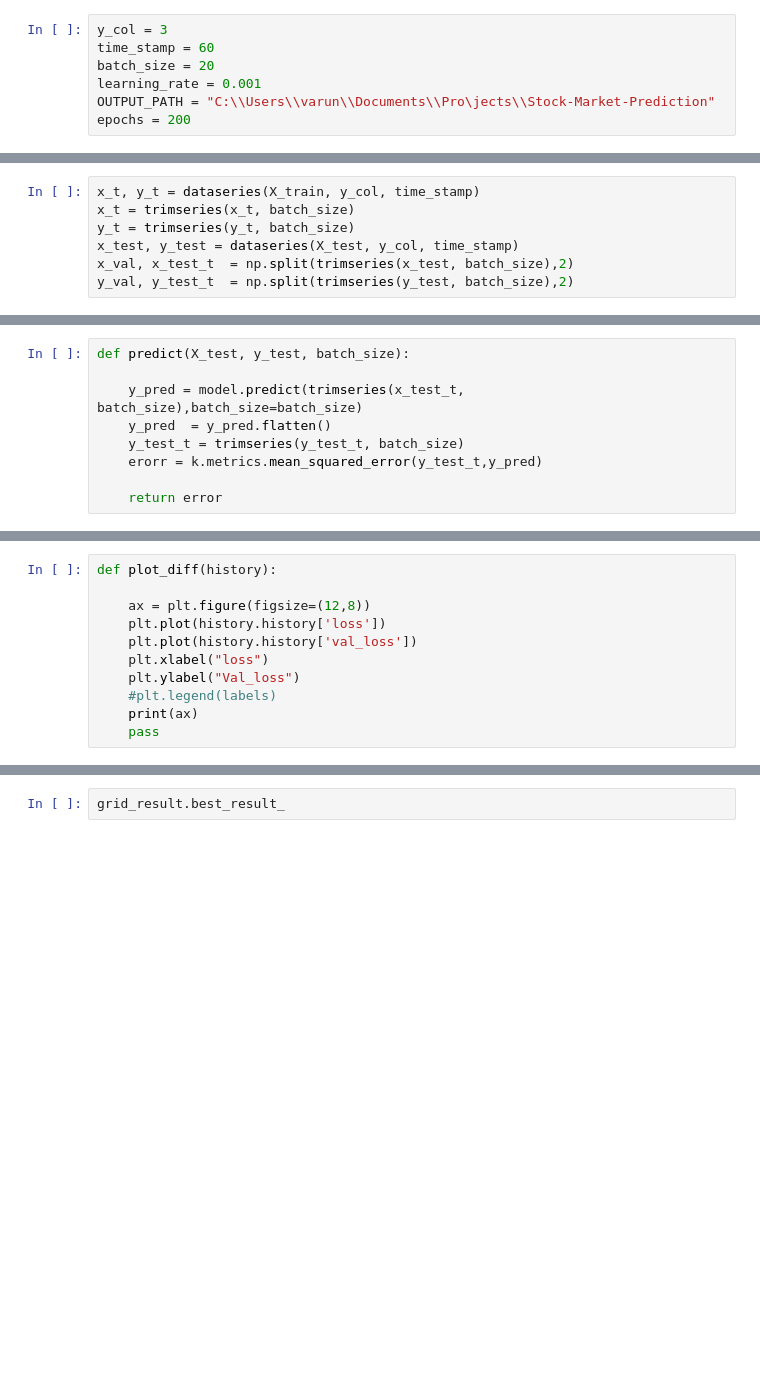
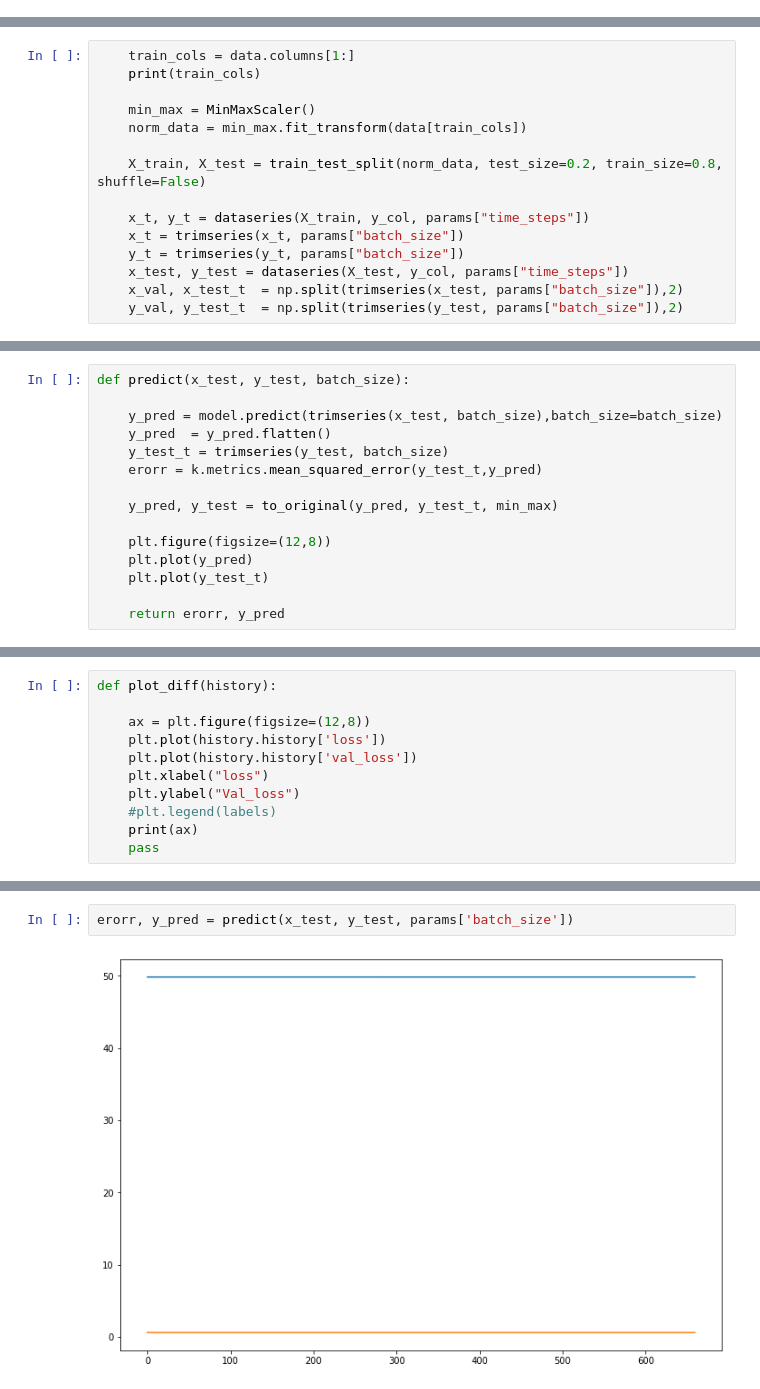
Before and after one commit to git-varun/Stock-Market-Prediction, a Jupyter notebook: Main.ipynb, the cells around one changed output, grey strips where cells are left out. Saved outputs shown, nothing was run; the diff lists cells and outputs as text; blank space fills up the shorter version.

```diff
--- a/Main.ipynb
+++ b/Main.ipynb
@@ -67,10 +128,3 @@ def trimseries(mat, batch):
         mat = mat[:-no_of_row_remined]
 
     return mat
-# %%
-y_col = 3
-time_stamp = 60
-batch_size = 20
-learning_rate = 0.001
-OUTPUT_PATH = "C:\\Users\\varun\\Documents\\Pro\jects\\Stock-Market-Prediction"
-epochs = 200
@@ -77,7 +134,15 @@ epochs = 200
 # %%
-x_t, y_t = dataseries(X_train, y_col, time_stamp)
-x_t = trimseries(x_t, batch_size)
-y_t = trimseries(y_t, batch_size)
-x_test, y_test = dataseries(X_test, y_col, time_stamp)
-x_val, x_test_t  = np.split(trimseries(x_test, batch_size),2)
-y_val, y_test_t  = np.split(trimseries(y_test, batch_size),2)
+    train_cols = data.columns[1:]
+    print(train_cols)
+
+    min_max = MinMaxScaler()
+    norm_data = min_max.fit_transform(data[train_cols])
+
+    X_train, X_test = train_test_split(norm_data, test_size=0.2, train_size=0.8, shuffle=False)
+
+    x_t, y_t = dataseries(X_train, y_col, params["time_steps"])
+    x_t = trimseries(x_t, params["batch_size"])
+    y_t = trimseries(y_t, params["batch_size"])
+    x_test, y_test = dataseries(X_test, y_col, params["time_steps"])
+    x_val, x_test_t  = np.split(trimseries(x_test, params["batch_size"]),2)
+    y_val, y_test_t  = np.split(trimseries(y_test, params["batch_size"]),2)
@@ -117,11 +188,17 @@ def fit_model(model, OUTPUT_PATH, epochs, X_val, batch_size, y_val):
     return history
 # %%
-def predict(X_test, y_test, batch_size):
+def predict(x_test, y_test, batch_size):
 
-    y_pred = model.predict(trimseries(x_test_t, batch_size),batch_size=batch_size)
+    y_pred = model.predict(trimseries(x_test, batch_size),batch_size=batch_size)
     y_pred  = y_pred.flatten()
-    y_test_t = trimseries(y_test_t, batch_size)
+    y_test_t = trimseries(y_test, batch_size)
     erorr = k.metrics.mean_squared_error(y_test_t,y_pred)
 
-    return error
+    y_pred, y_test = to_original(y_pred, y_test_t, min_max)
+
+    plt.figure(figsize=(12,8))
+    plt.plot(y_pred)
+    plt.plot(y_test_t)
+
+    return erorr, y_pred
 # %%
@@ -156,2 +334,4 @@ grid_result = grid.fit(x_t, y_t)
-# %%
-grid_result.best_result_
+# %%
+erorr, y_pred = predict(x_test, y_test, params['batch_size'])
+# %% [output]
+[figure, added]
```
Also changed, not shown: parts of 38 cells of this notebook, 1 other file.
